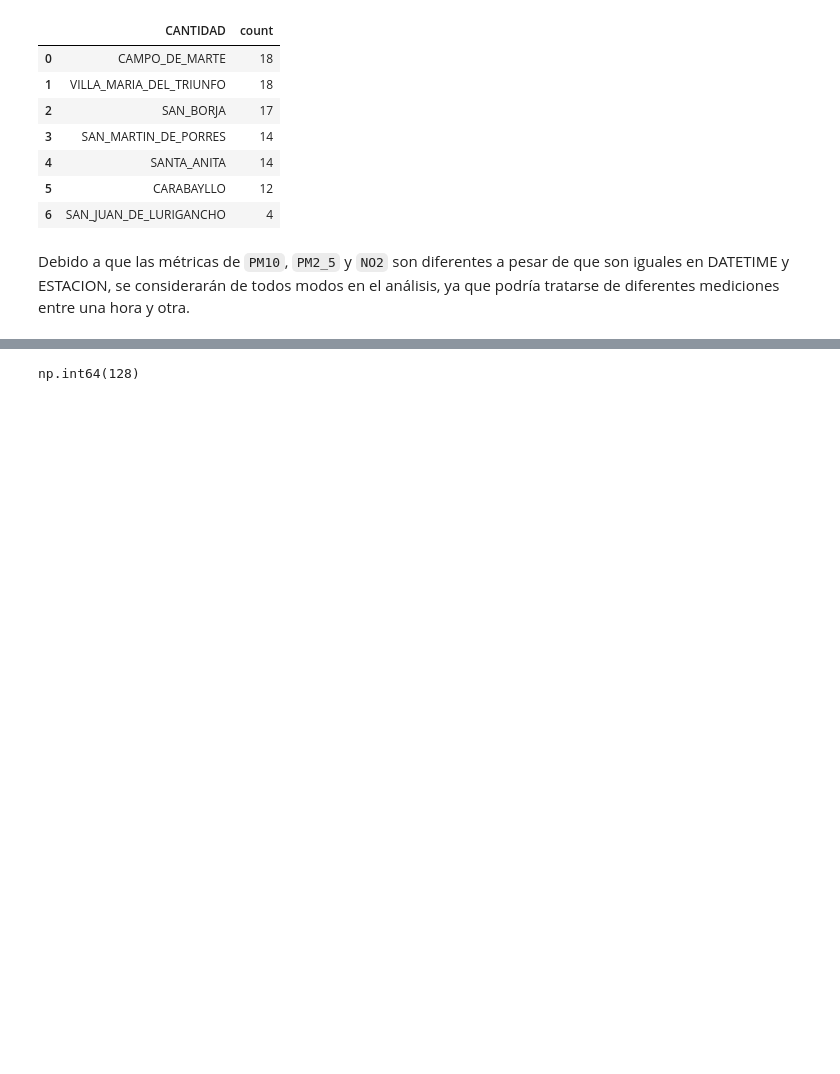
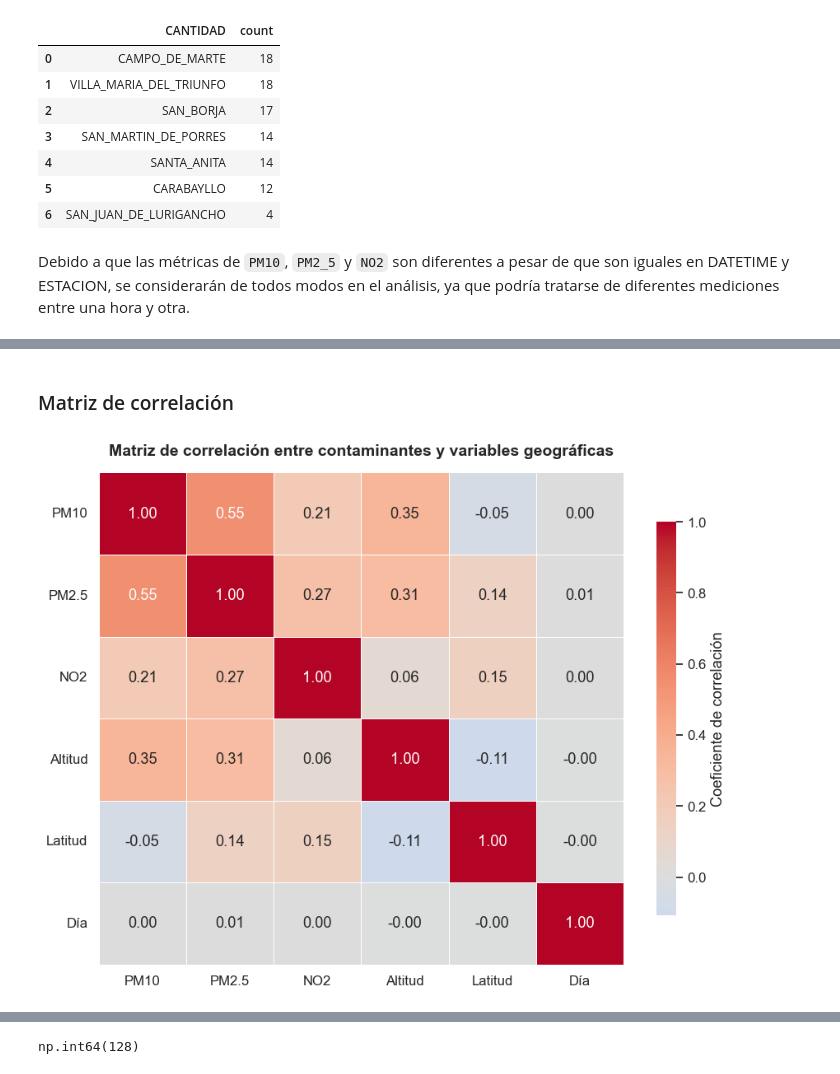
Before and after one commit to guisa17/CC531, a Jupyter notebook: Práctica 02/analisis_senamhi.ipynb, the cells around one changed output, grey strips where cells are left out. Cells and saved outputs as stored; diff of their text form; code cells hidden in the pictures; blank space fills up the shorter version.

```diff
--- a/Práctica 02/analisis_senamhi.ipynb
+++ b/Práctica 02/analisis_senamhi.ipynb
@@ -397,0 +537,13 @@ df_clean[['PM10', 'PM2_5', 'NO2']].corr()
+# %%
+# Creamos la columna 'DIA_SEMANA'
+
+"""
+Nos permite analizar patrones en la contaminación del aire según el día de la semana.
+Por ejemplo, se podría esperar que fines de semana menos tráfico vehicular resulte en
+menores niveles de contaminación.
+"""
+
+# Previamente se crearon las columnas 'DATETIME', 'ANIO', 'MES', 'DIA'
+df['DATETIME'] = pd.to_datetime(df['DATETIME']) # convertirmos string
+df['DIA_SEMANA'] = df['DATETIME'].dt.day_name()
+df[['DATETIME', 'DIA_SEMANA']]
@@ -397,0 +584,12 @@ df_clean[['PM10', 'PM2_5', 'NO2']].corr()
+# %%
+# Crear la columna 'TRIMESTRE' y 'TRIMESTRE_NUM'
+
+"""
+Nos permite analizar patrones en la contaminación del aire según el trimestre del año.
+Esto es útil para identificar tendencias estacionales, como podría ser mayores niveles
+de contaminación en invierno.
+"""
+
+df['TRIMESTRE'] = df['DATETIME'].dt.to_period('Q')
+df['TRIMESTRE_NUM'] = df['TRIMESTRE'].dt.quarter
+df[['DATETIME', 'TRIMESTRE', 'TRIMESTRE_NUM']]
@@ -397,0 +610,24 @@ df_clean[['PM10', 'PM2_5', 'NO2']].corr()
+# %% [markdown]
+### Matriz de correlación
+# %%
+"""
+Permite visualizar las relaciones entre los diferentes contaminantes.
+Por ejemplo, si PM10 y PM2_5 están altamente correlacionados, podría indicar
+que ambos provienen de fuentes similares (vehículos, polvo).
+"""
+
+corr = df[['PM10','PM2_5','NO2','ALTITUD','LATITUD','DIA']].corr()
+corr.columns = corr.index = ['PM10','PM2.5','NO2','Altitud','Latitud','Día']
+
+plt.figure(figsize=(9,7))
+sns.heatmap(corr, annot=True, fmt=".2f", cmap="coolwarm", center=0,
+            linewidths=0.6, linecolor="white",
+            cbar_kws={"shrink":0.8,"label":"Coeficiente de correlación"})
+plt.title('Matriz de correlación entre contaminantes y variables geográficas',
+          fontsize=14, fontweight='bold', pad=15)
+
+plt.yticks(rotation=0)
+plt.tight_layout()
+plt.show()
+# %% [output]
+[figure, added]
```
Also changed, not shown: parts of 35 cells of this notebook.
